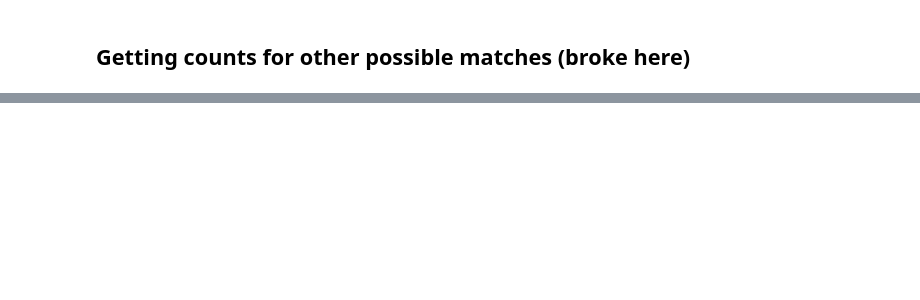
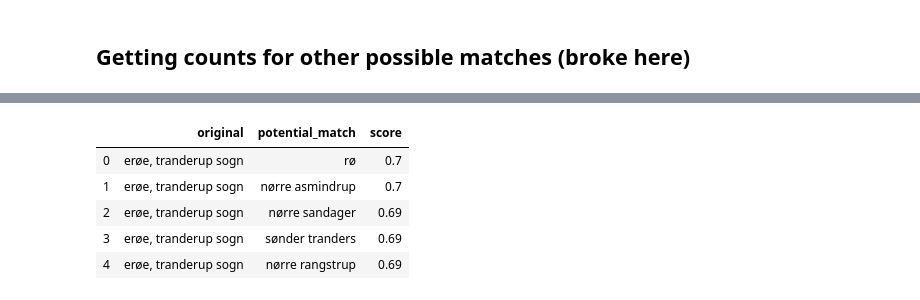
Before and after one commit to link-lives/city-standardization, a Jupyter notebook: birthplace_cleaning.ipynb, the cells around one changed output, grey strips where cells are left out. Drawn from its saved outputs; the diff is of its cells as text; code cells hidden in the pictures; blank space fills up the shorter version.

```diff
--- a/birthplace_cleaning.ipynb
+++ b/birthplace_cleaning.ipynb
@@ -398,3 +522,19 @@ concatenate.head(15)
+# %%
+#Listing all files in directory
+concatenate = []
+for directory, _, files in os.walk('/home/roregu/workspace/tmp/'):
+    for file in files:
+        concatenate.append(pd.read_csv(directory+file, sep = '\t', dtype=str))
+
+concatenate = pd.concat(concatenate, sort=False)
+concatenate.head()
+# %% [output]
+|  | original | potential_match | score |
+| 0 | erøe, tranderup sogn | rø | 0.7 |
+| 1 | erøe, tranderup sogn | nørre asmindrup | 0.7 |
+| 2 | erøe, tranderup sogn | nørre sandager | 0.69 |
+| 3 | erøe, tranderup sogn | sønder tranders | 0.69 |
+| 4 | erøe, tranderup sogn | nørre rangstrup | 0.69 |
 # %%
 # Getting the digDag info for the matches but also for the non matches
 
```
Also changed, not shown: parts of 19 cells of this notebook, 2 other files.
